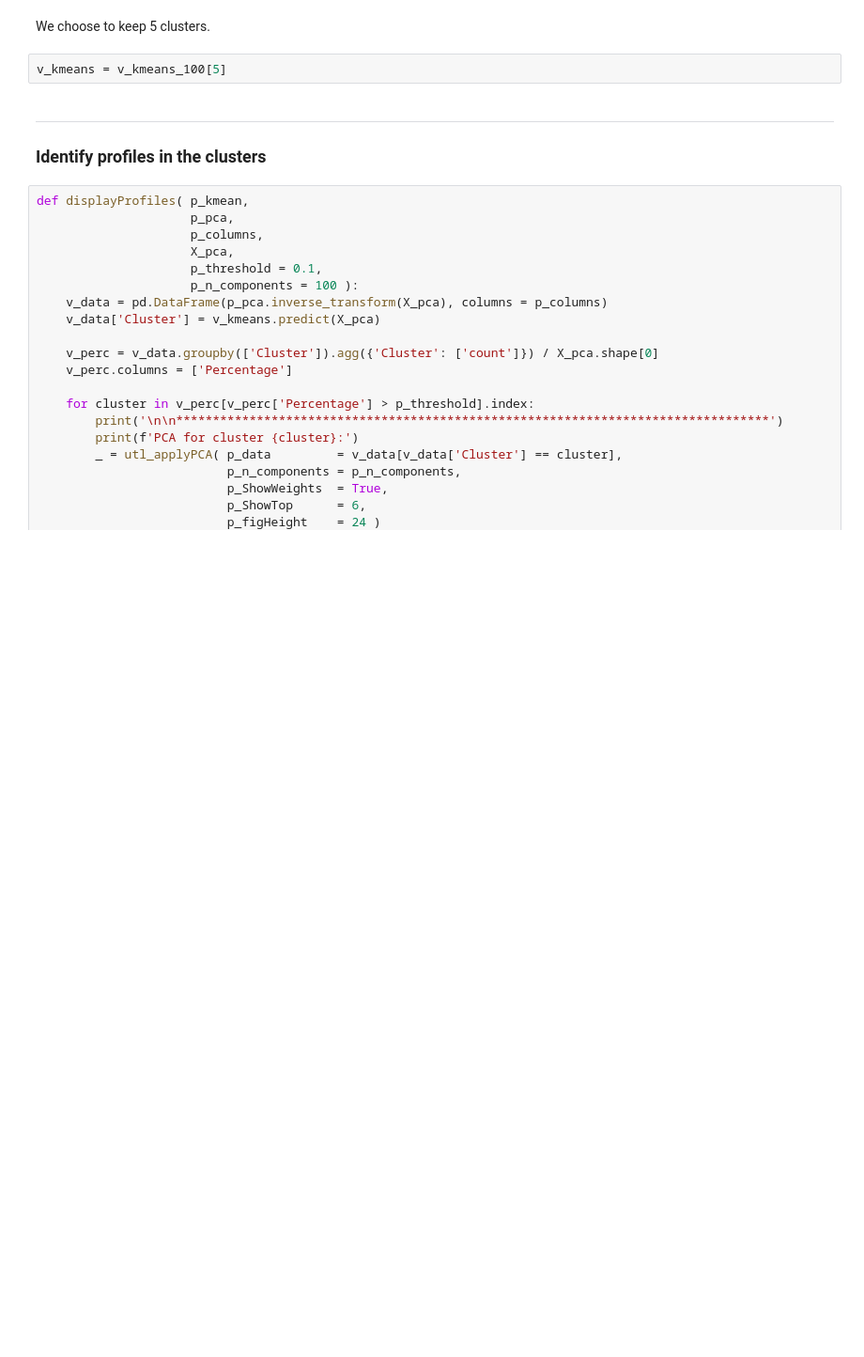
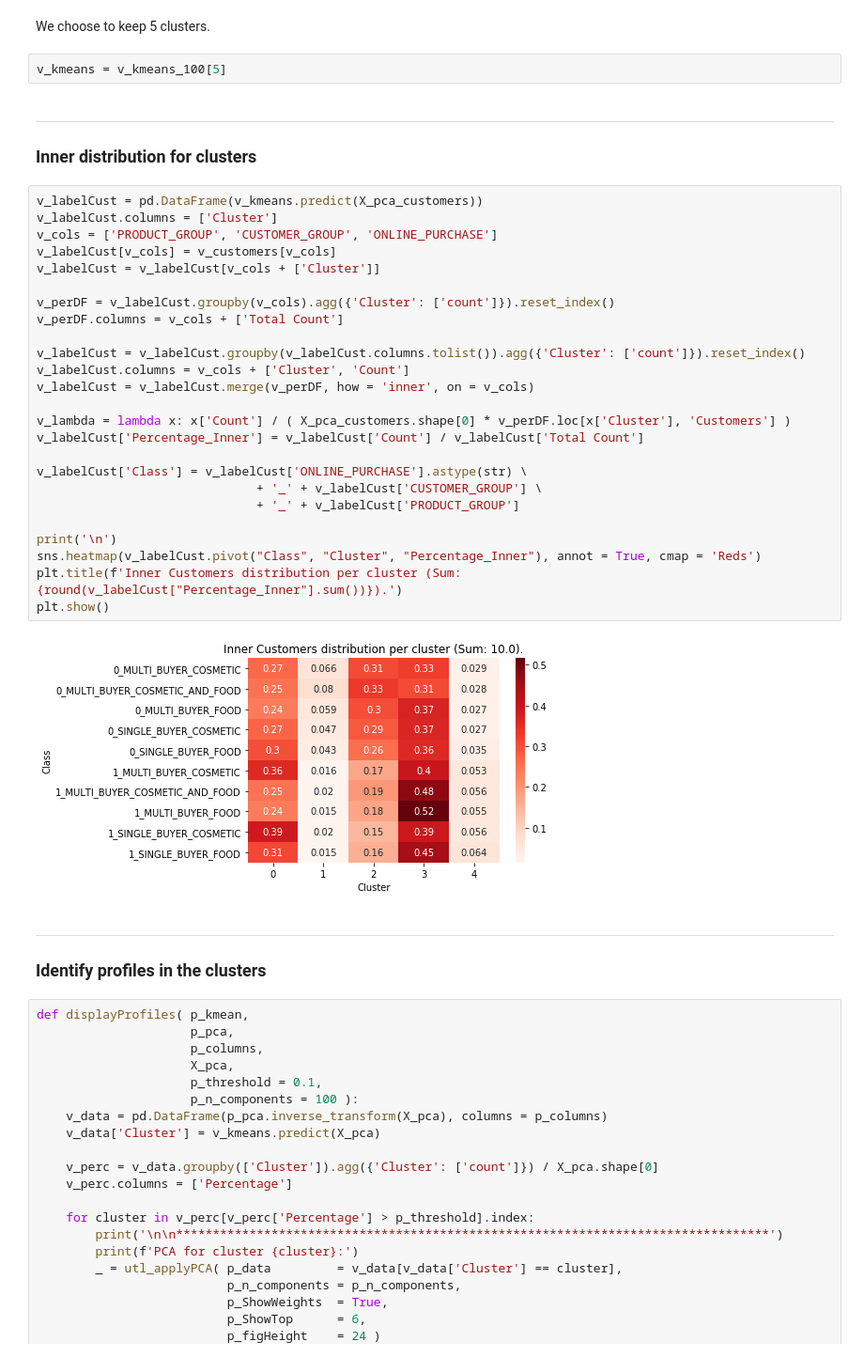
Before and after one commit to lisaro82/Arvato-Financial-Services, a Jupyter notebook: Arvato Project Workbook.ipynb, the cells around one changed output. Shown at 94% size. Cells and saved outputs as stored; diff of their text form; blank space fills up the shorter version.

```diff
--- a/Arvato Project Workbook.ipynb
+++ b/Arvato Project Workbook.ipynb
@@ -1445,6 +1447,36 @@ elbowMethod(X_pca_azdias, v_kmeans_100)
 We choose to keep 5 clusters.
 # %%
 v_kmeans = v_kmeans_100[5]
+# %% [markdown]
+-----
+### Inner distribution for clusters
+# %%
+v_labelCust = pd.DataFrame(v_kmeans.predict(X_pca_customers))
+v_labelCust.columns = ['Cluster']
+v_cols = ['PRODUCT_GROUP', 'CUSTOMER_GROUP', 'ONLINE_PURCHASE']
+v_labelCust[v_cols] = v_customers[v_cols]
+v_labelCust = v_labelCust[v_cols + ['Cluster']]
+
+v_perDF = v_labelCust.groupby(v_cols).agg({'Cluster': ['count']}).reset_index()
+v_perDF.columns = v_cols + ['Total Count']
+
+v_labelCust = v_labelCust.groupby(v_labelCust.columns.tolist()).agg({'Cluster': ['count']}).reset_index()
+v_labelCust.columns = v_cols + ['Cluster', 'Count']
+v_labelCust = v_labelCust.merge(v_perDF, how = 'inner', on = v_cols)
+
+v_lambda = lambda x: x['Count'] / ( X_pca_customers.shape[0] * v_perDF.loc[x['Cluster'], 'Customers'] )
+v_labelCust['Percentage_Inner'] = v_labelCust['Count'] / v_labelCust['Total Count']
+
+v_labelCust['Class'] = v_labelCust['ONLINE_PURCHASE'].astype(str) \
+                              + '_' + v_labelCust['CUSTOMER_GROUP'] \
+                              + '_' + v_labelCust['PRODUCT_GROUP']
+
+print('\n')
+sns.heatmap(v_labelCust.pivot("Class", "Cluster", "Percentage_Inner"), annot = True, cmap = 'Reds')
+plt.title(f'Inner Customers distribution per cluster (Sum: {round(v_labelCust["Percentage_Inner"].sum())}).')
+plt.show()
+# %% [output]
+[figure, added]
 # %% [markdown]
 ----
 ### Identify profiles in the clusters
```
Also changed, not shown: parts of 20 cells of this notebook.
